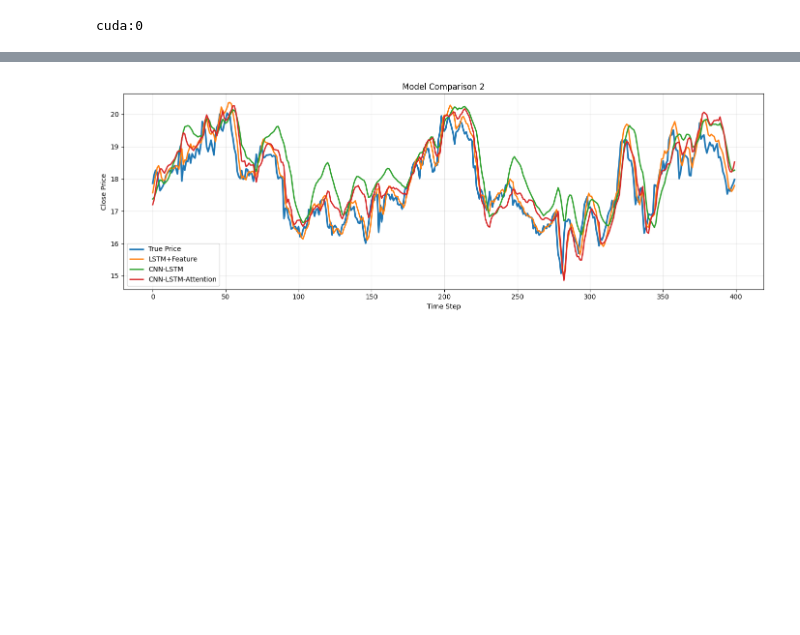
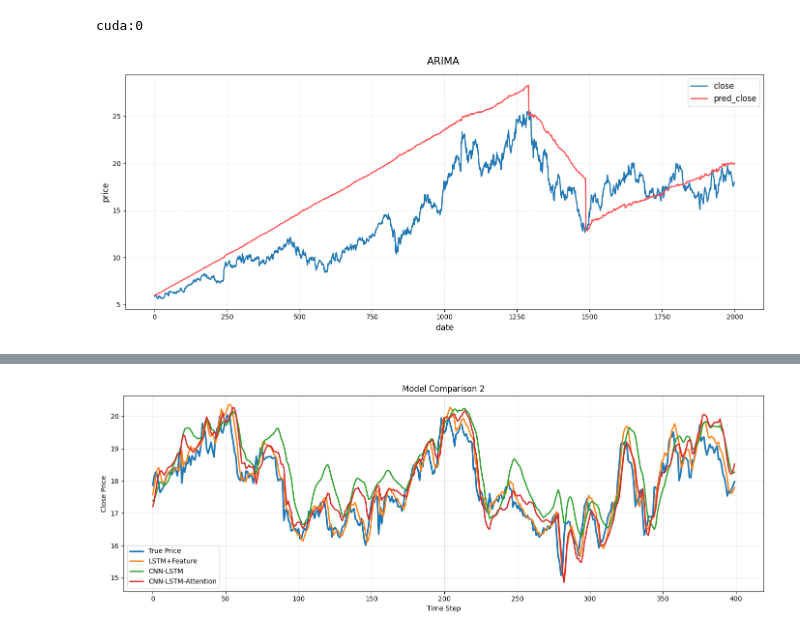
Before and after one commit to Mengxm-sudo/mxmdebysj, a Jupyter notebook: comparison.ipynb, the cells around one changed output, grey strips where cells are left out. Drawn from its saved outputs; the diff is of its cells as text; code cells hidden in the pictures; blank space fills up the shorter version.

```diff
--- a/comparison.ipynb
+++ b/comparison.ipynb
@@ -25,7 +25,33 @@ cuda:0
 # %%
 import openpyxl
 fpath = Path(r"./result.xlsx")
+arima_path = Path(r"./arima.xlsx")
 df = pd.read_excel(fpath)
+arima_df = pd.read_excel(arima_path)
+# %%
+plt.rcParams['font.sans-serif'] = ['SimHei']
+plt.rcParams['axes.unicode_minus'] = False
+
+plt.figure(figsize=(14, 6))
+
+plt.plot(arima_df.index, arima_df['close'],
+         color='#1f77b4', linewidth=1.8, label='close')
+
+plt.plot(arima_df.index, arima_df['pred_close'],
+         color='#ff4d4f', linewidth=1.8, label='pred_close')
+
+# 图表样式
+plt.title('ARIMA ', fontsize=15, pad=15)
+plt.xlabel('date', fontsize=12)
+plt.ylabel('price', fontsize=12)
+plt.legend(fontsize=12)  #
+plt.grid(alpha=0.3, linestyle='--')
+plt.tight_layout()
+
+# 显示图片
+plt.show()
+# %% [output]
+[figure, added]
 # %%
 plt.rcParams['font.family'] = ['DejaVu Sans']
 plt.rcParams["axes.unicode_minus"] = False
```
Also changed, not shown: parts of 3 cells of this notebook, 2 other files.
